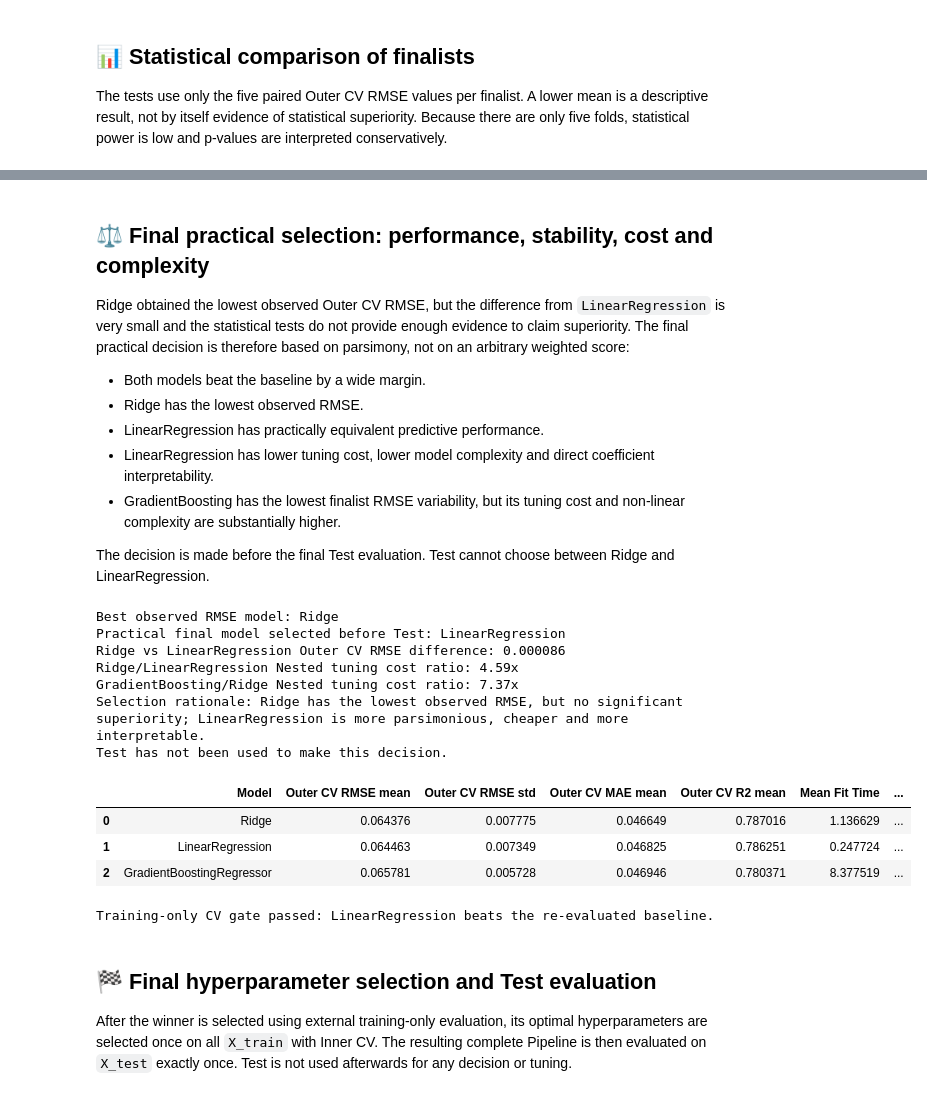
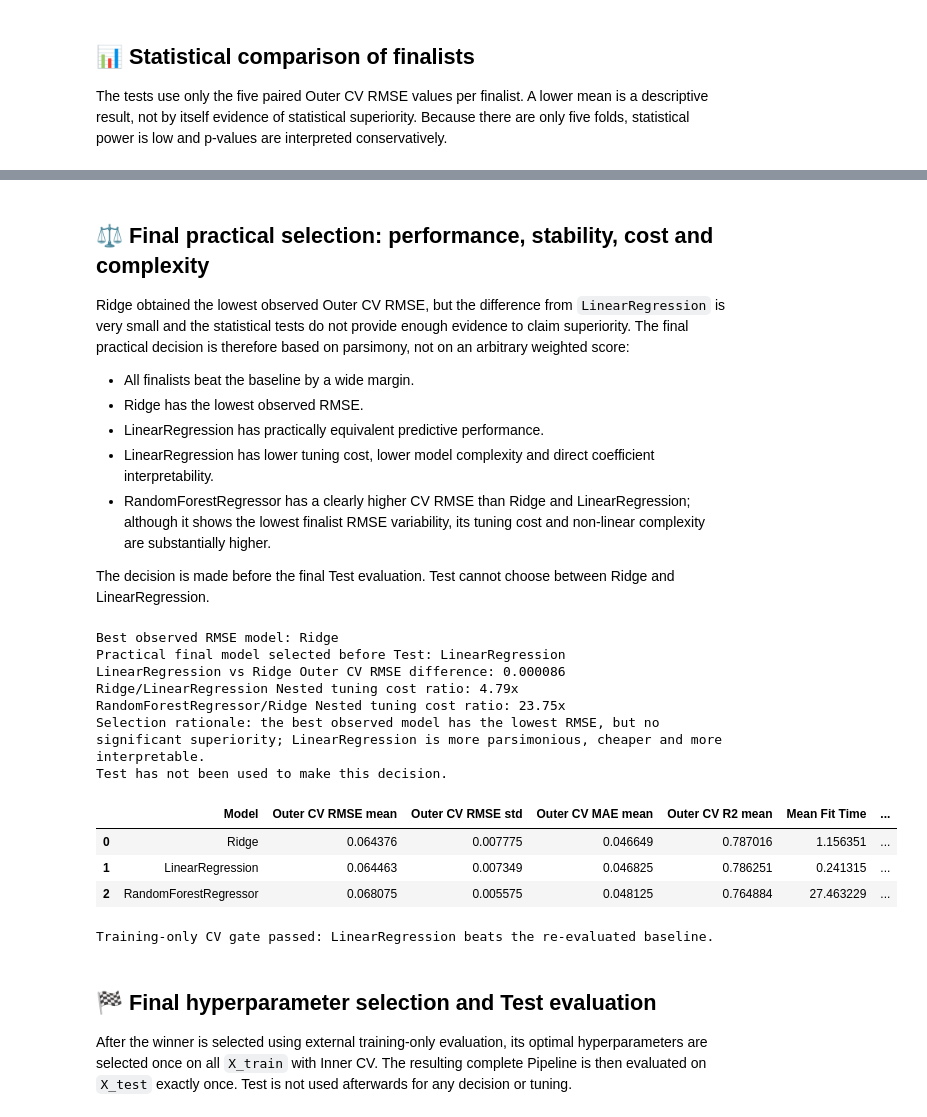
Before and after one commit to elKiruvi/Proyecto-Admisiones, a Jupyter notebook: notebooks/5-models/05.2-SCO_model_selection-2026_08_20.ipynb, the cells around one changed output, grey strips where cells are left out. Drawn from its saved outputs; the diff is of its cells as text; code cells hidden in the pictures.

```diff
--- a/notebooks/5-models/05.2-SCO_model_selection-2026_08_20.ipynb
+++ b/notebooks/5-models/05.2-SCO_model_selection-2026_08_20.ipynb
@@ -177,6 +177,10 @@ final reference because Test must not be evaluated before the final model.
 MIN_FINALIST_COUNT = 2
 MAX_FINALIST_COUNT = 3
 SIGNIFICANCE_LEVEL = 0.05
+
+# Screening uses folds independent of the outer evaluation to avoid
+# selection-then-evaluation bias on identical partitions.
+SCREENING_CV_RANDOM_STATE = 123
 
 ordinal_categories = [
     [1, 2, 3, 4, 5],
@@ -795,13 +811,14 @@ Ridge obtained the lowest observed Outer CV RMSE, but the difference from
 evidence to claim superiority. The final practical decision is therefore based on
 parsimony, not on an arbitrary weighted score:
 
-- Both models beat the baseline by a wide margin.
+- All finalists beat the baseline by a wide margin.
 - Ridge has the lowest observed RMSE.
 - LinearRegression has practically equivalent predictive performance.
 - LinearRegression has lower tuning cost, lower model complexity and direct coefficient
   interpretability.
-- GradientBoosting has the lowest finalist RMSE variability, but its tuning cost and
-  non-linear complexity are substantially higher.
+- RandomForestRegressor has a clearly higher CV RMSE than Ridge and LinearRegression;
+  although it shows the lowest finalist RMSE variability, its tuning cost and non-linear
+  complexity are substantially higher.
 
 The decision is made before the final Test evaluation. Test cannot choose between Ridge
 and LinearRegression.
@@ -818,57 +835,63 @@ finalist_tradeoff = nested_summary[
         "Outer CV R2 mean",
         "Mean Fit Time",
         "Mean Score Time",
     ]
 ].copy()
 finalist_tradeoff["Baseline RMSE improvement (%)"] = (
     (baseline_outer_rmse_mean - finalist_tradeoff["Outer CV RMSE mean"])
     / baseline_outer_rmse_mean
     * 100
 )
 
-ridge_fit_time = float(
-    tuning_summary.loc[tuning_summary["Model"] == "Ridge", "Nested tuning fit total (s)"].iloc[0]
-)
-linear_fit_time = float(
-    tuning_summary.loc[
-        tuning_summary["Model"] == "LinearRegression", "Nested tuning fit total (s)"
-    ].iloc[0]
-)
-gboost_fit_time = float(
-    tuning_summary.loc[
-        tuning_summary["Model"] == "GradientBoostingRegressor", "Nested tuning fit total (s)"
-    ].iloc[0]
-)
+# Issue #41: derive tuning costs from the actual finalists instead of hardcoding
+# specific model names, so the practical selection stays valid when the
+# screening set changes.
+tuning_time_by_model = {
+    row["Model"]: row["Nested tuning fit total (s)"] for _, row in tuning_summary.iterrows()
+}
+best_observed_time = tuning_time_by_model[best_observed_name]
+final_model_time = tuning_time_by_model[final_model_name]
+most_costly_name = max(tuning_time_by_model, key=tuning_time_by_model.get)
+most_costly_time = tuning_time_by_model[most_costly_name]
+
 print(f"Best observed RMSE model: {best_observed_name}")
 print(f"Practical final model selected before Test: {final_model_name}")
 print(
-    f"Ridge vs LinearRegression Outer CV RMSE difference: {outer_means['LinearRegression'] - outer_means['Ridge']:.6f}"
+    f"{final_model_name} vs {best_observed_name} Outer CV RMSE difference: "
+    f"{outer_means[final_model_name] - outer_means[best_observed_name]:.6f}"
 )
-print(f"Ridge/LinearRegression Nested tuning cost ratio: {ridge_fit_time / linear_fit_time:.2f}x")
-print(f"GradientBoosting/Ridge Nested tuning cost ratio: {gboost_fit_time / ridge_fit_time:.2f}x")
 print(
-    "Selection rationale: Ridge has the lowest observed RMSE, but no significant superiority; LinearRegression is more parsimonious, cheaper and more interpretable."
+    f"{best_observed_name}/{final_model_name} Nested tuning cost ratio: "
+    f"{best_observed_time / final_model_time:.2f}x"
+)
+print(
+    f"{most_costly_name}/{best_observed_name} Nested tuning cost ratio: "
+    f"{most_costly_time / best_observed_time:.2f}x"
+)
+print(
+    "Selection rationale: the best observed model has the lowest RMSE, but no significant "
+    "superiority; LinearRegression is more parsimonious, cheaper and more interpretable."
 )
 print("Test has not been used to make this decision.")
 display(finalist_tradeoff.round(6))
 
 final_outer_cv_rmse = float(
     nested_summary.loc[nested_summary["Model"] == final_model_name, "Outer CV RMSE mean"].iloc[0]
 )
 assert final_outer_cv_rmse < baseline_outer_rmse_mean
 print(f"Training-only CV gate passed: {final_model_name} beats the re-evaluated baseline.")
 # %% [output]
 Best observed RMSE model: Ridge
 Practical final model selected before Test: LinearRegression
-Ridge vs LinearRegression Outer CV RMSE difference: 0.000086
-Ridge/LinearRegression Nested tuning cost ratio: 4.59x
-GradientBoosting/Ridge Nested tuning cost ratio: 7.37x
-Selection rationale: Ridge has the lowest observed RMSE, but no significant superiority; LinearRegression is more parsimonious, cheaper and more interpretable.
+LinearRegression vs Ridge Outer CV RMSE difference: 0.000086
+Ridge/LinearRegression Nested tuning cost ratio: 4.79x
+RandomForestRegressor/Ridge Nested tuning cost ratio: 23.75x
+Selection rationale: the best observed model has the lowest RMSE, but no significant superiority; LinearRegression is more parsimonious, cheaper and more interpretable.
 Test has not been used to make this decision.
 |  | Model | Outer CV RMSE mean | Outer CV RMSE std | Outer CV MAE mean | Outer CV R2 mean | Mean Fit Time | ... |
-| 0 | Ridge | 0.064376 | 0.007775 | 0.046649 | 0.787016 | 1.136629 | ... |
-| 1 | LinearRegression | 0.064463 | 0.007349 | 0.046825 | 0.786251 | 0.247724 | ... |
-| 2 | GradientBoostingRegressor | 0.065781 | 0.005728 | 0.046946 | 0.780371 | 8.377519 | ... |
+| 0 | Ridge | 0.064376 | 0.007775 | 0.046649 | 0.787016 | 1.156351 | ... |
+| 1 | LinearRegression | 0.064463 | 0.007349 | 0.046825 | 0.786251 | 0.241315 | ... |
+| 2 | RandomForestRegressor | 0.068075 | 0.005575 | 0.048125 | 0.764884 | 27.463229 | ... |
 Training-only CV gate passed: LinearRegression beats the re-evaluated baseline.
 # %% [markdown]
 ## 🏁 Final hyperparameter selection and Test evaluation
```
Also changed, not shown: parts of 8 cells of this notebook, 1 other file.
